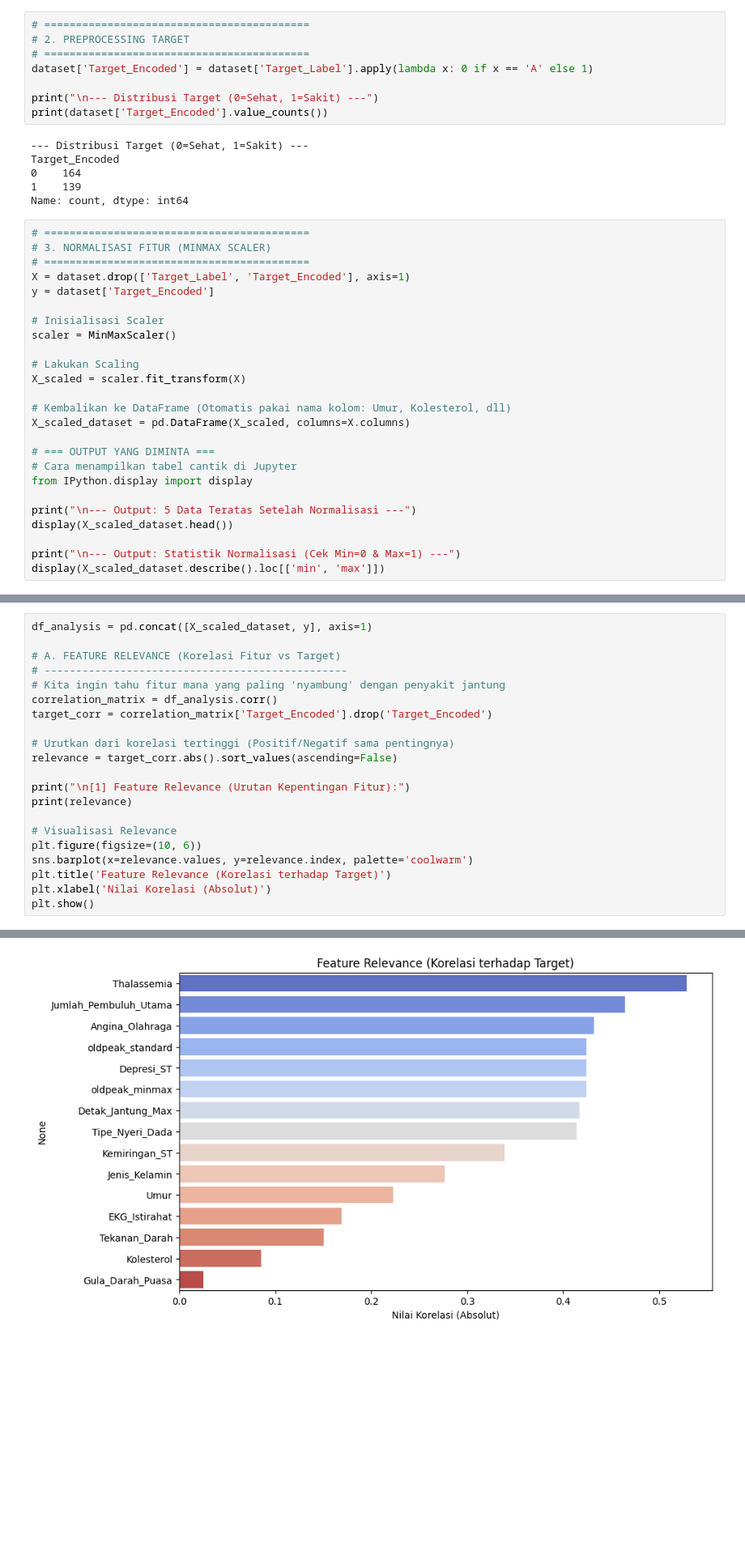
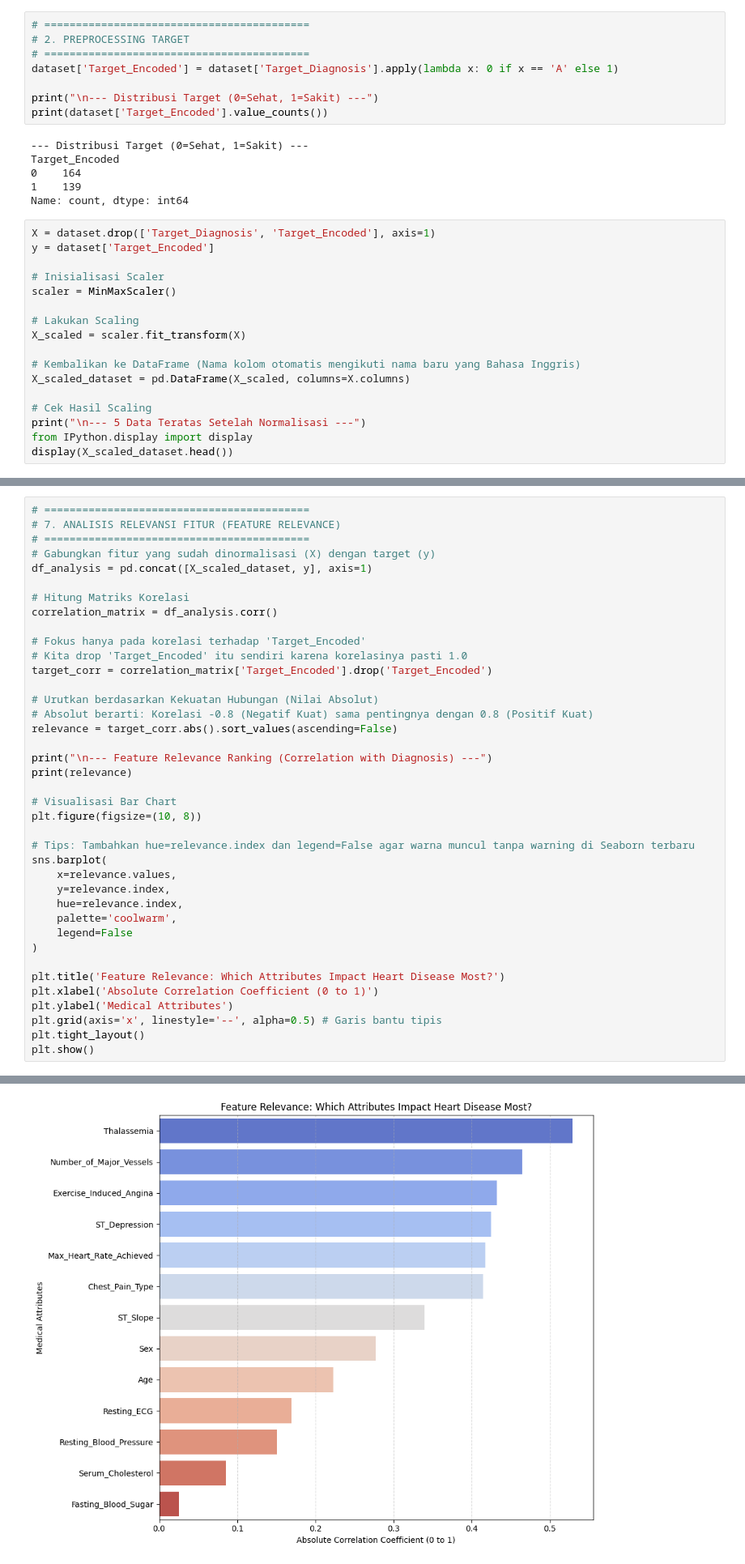
Before and after one commit to Oenm176/fe-decisiontree, a Jupyter notebook: notebooks/3.date_normalizationA.ipynb, the cells around one changed output, grey strips where cells are left out. Shown at 81% size. Cells and saved outputs as stored; diff of their text form; blank space fills up the shorter version.

```diff
--- a/notebooks/3.date_normalizationA.ipynb
+++ b/notebooks/3.date_normalizationA.ipynb
@@ -18,7 +19,7 @@ dataset.head()
 # ==========================================
 # 2. PREPROCESSING TARGET
 # ==========================================
-dataset['Target_Encoded'] = dataset['Target_Label'].apply(lambda x: 0 if x == 'A' else 1)
+dataset['Target_Encoded'] = dataset['Target_Diagnosis'].apply(lambda x: 0 if x == 'A' else 1)
 
 print("\n--- Distribusi Target (0=Sehat, 1=Sakit) ---")
 print(dataset['Target_Encoded'].value_counts())
@@ -29,10 +30,7 @@ Target_Encoded
 1    139
 Name: count, dtype: int64
 # %%
-# ==========================================
-# 3. NORMALISASI FITUR (MINMAX SCALER)
-# ==========================================
-X = dataset.drop(['Target_Label', 'Target_Encoded'], axis=1)
+X = dataset.drop(['Target_Diagnosis', 'Target_Encoded'], axis=1)
 y = dataset['Target_Encoded']
 
 # Inisialisasi Scaler
@@ -41,16 +39,11 @@ scaler = MinMaxScaler()
 # Lakukan Scaling
 X_scaled = scaler.fit_transform(X)
 
-# Kembalikan ke DataFrame (Otomatis pakai nama kolom: Umur, Kolesterol, dll)
+# Kembalikan ke DataFrame (Nama kolom otomatis mengikuti nama baru yang Bahasa Inggris)
 X_scaled_dataset = pd.DataFrame(X_scaled, columns=X.columns)
 
-# === OUTPUT YANG DIMINTA ===
-# Cara menampilkan tabel cantik di Jupyter
+# Cek Hasil Scaling
+print("\n--- 5 Data Teratas Setelah Normalisasi ---")
 from IPython.display import display
-
-print("\n--- Output: 5 Data Teratas Setelah Normalisasi ---")
 display(X_scaled_dataset.head())
-
-print("\n--- Output: Statistik Normalisasi (Cek Min=0 & Max=1) ---")
-display(X_scaled_dataset.describe().loc[['min', 'max']])
 # %% [output]
@@ -84,22 +81,40 @@ plt.show()
 # %%
+# ==========================================
+# 7. ANALISIS RELEVANSI FITUR (FEATURE RELEVANCE)
+# ==========================================
+# Gabungkan fitur yang sudah dinormalisasi (X) dengan target (y)
 df_analysis = pd.concat([X_scaled_dataset, y], axis=1)
 
-# A. FEATURE RELEVANCE (Korelasi Fitur vs Target)
-# ------------------------------------------------
-# Kita ingin tahu fitur mana yang paling 'nyambung' dengan penyakit jantung
+# Hitung Matriks Korelasi
 correlation_matrix = df_analysis.corr()
+
+# Fokus hanya pada korelasi terhadap 'Target_Encoded'
+# Kita drop 'Target_Encoded' itu sendiri karena korelasinya pasti 1.0
 target_corr = correlation_matrix['Target_Encoded'].drop('Target_Encoded')
 
-# Urutkan dari korelasi tertinggi (Positif/Negatif sama pentingnya)
+# Urutkan berdasarkan Kekuatan Hubungan (Nilai Absolut)
+# Absolut berarti: Korelasi -0.8 (Negatif Kuat) sama pentingnya dengan 0.8 (Positif Kuat)
 relevance = target_corr.abs().sort_values(ascending=False)
 
-print("\n[1] Feature Relevance (Urutan Kepentingan Fitur):")
+print("\n--- Feature Relevance Ranking (Correlation with Diagnosis) ---")
 print(relevance)
 
-# Visualisasi Relevance
-plt.figure(figsize=(10, 6))
-sns.barplot(x=relevance.values, y=relevance.index, palette='coolwarm')
-plt.title('Feature Relevance (Korelasi terhadap Target)')
-plt.xlabel('Nilai Korelasi (Absolut)')
+# Visualisasi Bar Chart
+plt.figure(figsize=(10, 8))
+
+# Tips: Tambahkan hue=relevance.index dan legend=False agar warna muncul tanpa warning di Seaborn terbaru
+sns.barplot(
+    x=relevance.values,
+    y=relevance.index,
+    hue=relevance.index,
+    palette='coolwarm',
+    legend=False
+)
+
+plt.title('Feature Relevance: Which Attributes Impact Heart Disease Most?')
+plt.xlabel('Absolute Correlation Coefficient (0 to 1)')
+plt.ylabel('Medical Attributes')
+plt.grid(axis='x', linestyle='--', alpha=0.5) # Garis bantu tipis
+plt.tight_layout()
 plt.show()
 # %% [output]
@@ -126,4 +136,4 @@ Passing `palette` without assigning `hue` is deprecated and will be removed in v
-[figure, old version]
+[figure, new version]
 # %%
 # ==========================================
 # 6A. FEATURE SELECTION: HAPUS FITUR TIDAK RELEVAN
```
Also changed, not shown: parts of 9 cells of this notebook, 4 other files.
